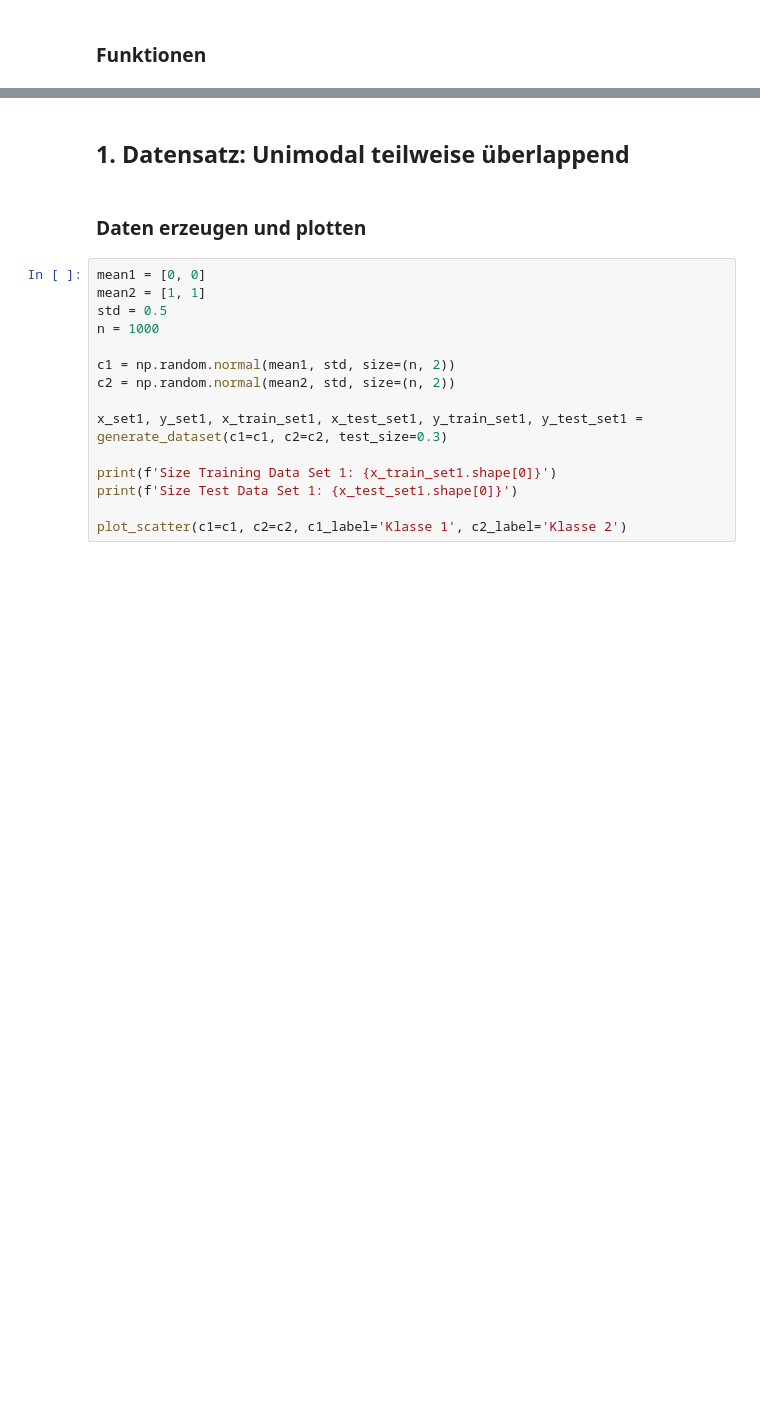
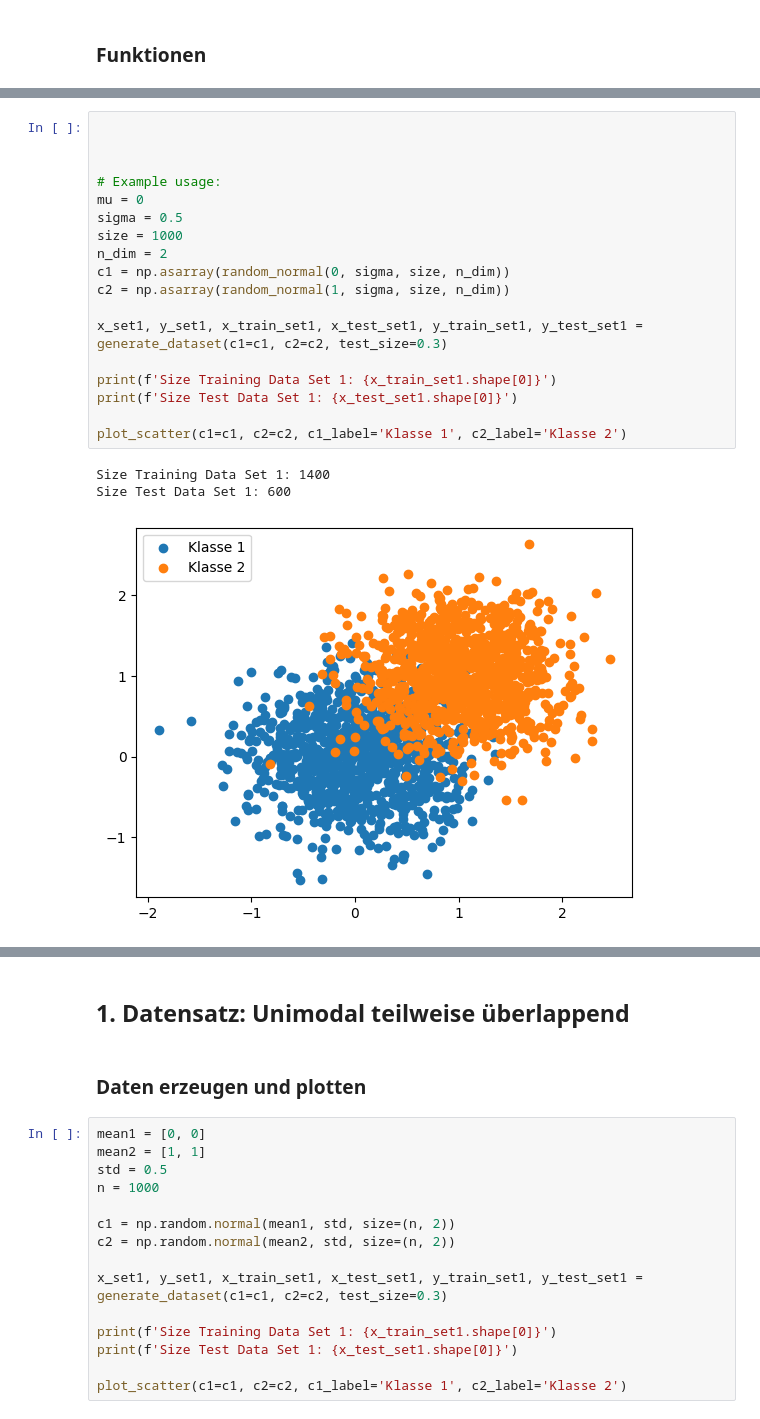
Before and after one commit to simonsymhoven/pattern-matching-machine-learning, a Jupyter notebook: blatt-2/gruppe-1-abgabe-blatt-2/aufgabe-2-3.ipynb, the cells around one changed output, grey strips where cells are left out. Saved outputs shown, nothing was run; the diff lists cells and outputs as text; blank space fills up the shorter version.

```diff
--- a/blatt-2/gruppe-1-abgabe-blatt-2/aufgabe-2-3.ipynb
+++ b/blatt-2/gruppe-1-abgabe-blatt-2/aufgabe-2-3.ipynb
@@ -25,0 +99,22 @@ def generate_dataset(c1: np.ndarray, c2: np.ndarray, test_size: float = 0.3):
+# %%
+
+
+
+# Example usage:
+mu = 0
+sigma = 0.5
+size = 1000
+n_dim = 2
+c1 = np.asarray(random_normal(0, sigma, size, n_dim))
+c2 = np.asarray(random_normal(1, sigma, size, n_dim))
+
+x_set1, y_set1, x_train_set1, x_test_set1, y_train_set1, y_test_set1 = generate_dataset(c1=c1, c2=c2, test_size=0.3)
+
+print(f'Size Training Data Set 1: {x_train_set1.shape[0]}')
+print(f'Size Test Data Set 1: {x_test_set1.shape[0]}')
+
+plot_scatter(c1=c1, c2=c2, c1_label='Klasse 1', c2_label='Klasse 2')
+# %% [output]
+Size Training Data Set 1: 1400
+Size Test Data Set 1: 600
+[figure, added]
```
Also changed, not shown: parts of 5 cells of this notebook, 2 other files.
